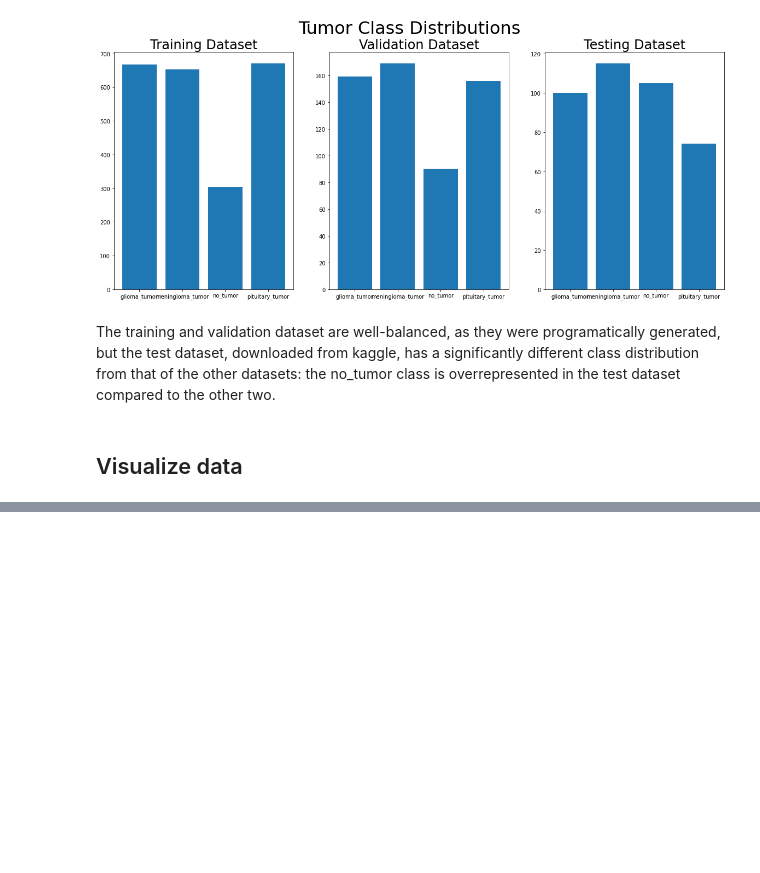
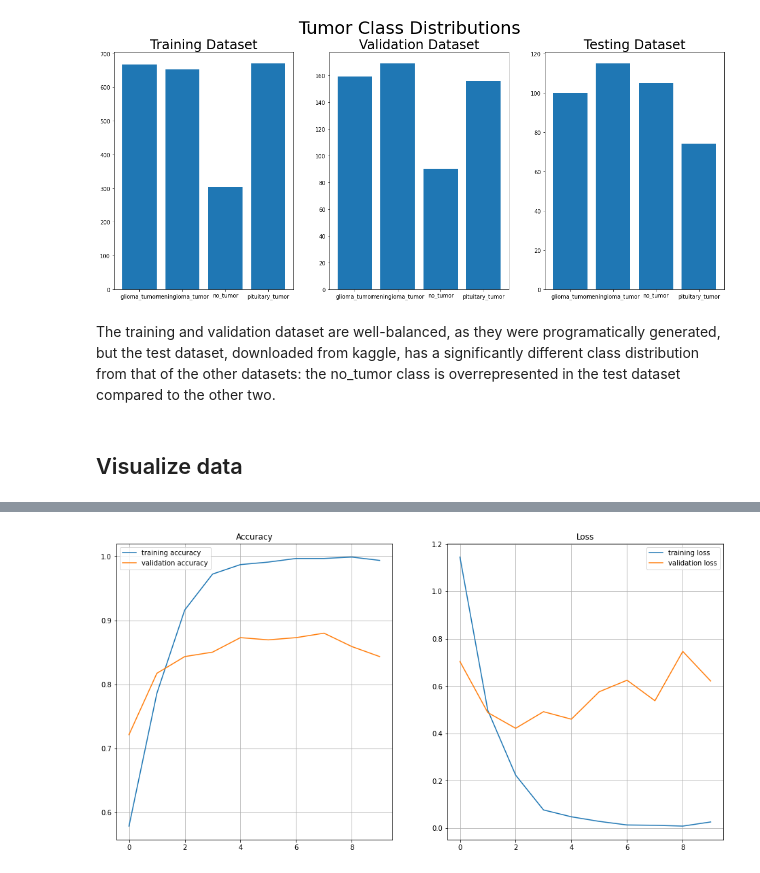
Before and after one commit to bori00/BrainTumorClassification, a Jupyter notebook: BrainTumorClassification.ipynb, the cells around one changed output, grey strips where cells are left out. Drawn from its saved outputs; the diff is of its cells as text; code cells hidden in the pictures; blank space fills up the shorter version.

```diff
--- a/BrainTumorClassification.ipynb
+++ b/BrainTumorClassification.ipynb
@@ -197,0 +210,6 @@ visualize_batch_per_categories(train_ds.take(1))
+# %%
+AUTOTUNE = tf.data.AUTOTUNE
+
+train_ds = train_ds.cache().shuffle(1000).prefetch(buffer_size=AUTOTUNE)
+valid_ds = valid_ds.cache().prefetch(buffer_size=AUTOTUNE)
+test_ds = test_ds.cache().prefetch(buffer_size=AUTOTUNE)
@@ -197,0 +252,19 @@ visualize_batch_per_categories(train_ds.take(1))
+# %%
+num_classes = len(class_names)
+
+model = Sequential([
+  layers.Rescaling(1./255, input_shape=(IMAGE_SIZE[0], IMAGE_SIZE[0], 1)),
+  layers.Conv2D(16, 3, padding='same', activation='relu'),
+  layers.MaxPooling2D(),
+  layers.Conv2D(32, 3, padding='same', activation='relu'),
+  layers.MaxPooling2D(),
+  layers.Conv2D(64, 3, padding='same', activation='relu'),
+  layers.MaxPooling2D(),
+  layers.Flatten(),
+  layers.Dense(128, activation='relu'),
+  layers.Dense(num_classes)
+])
+# %%
+model.compile(optimizer='adam',
+              loss=tf.keras.losses.SparseCategoricalCrossentropy(from_logits=True),
+              metrics=['accuracy'])
@@ -197,0 +291,7 @@ visualize_batch_per_categories(train_ds.take(1))
+# %%
+epochs=10
+history = model.fit(
+  train_ds,
+  validation_data=valid_ds,
+  epochs=epochs
+)
@@ -197,0 +319,4 @@ visualize_batch_per_categories(train_ds.take(1))
+# %%
+plot_loss_accuracy_history(history)
+# %% [output]
+[figure, added]
```
Also changed, not shown: parts of 19 cells of this notebook.
